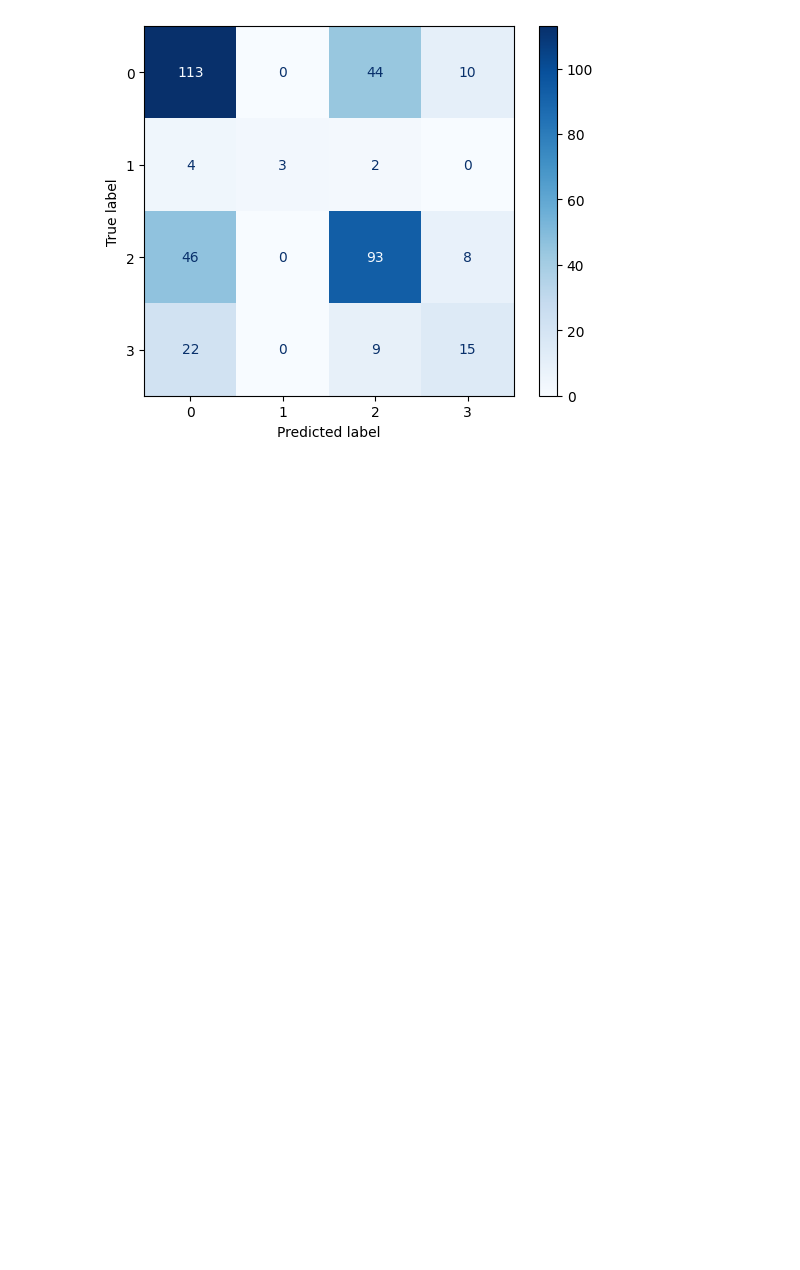
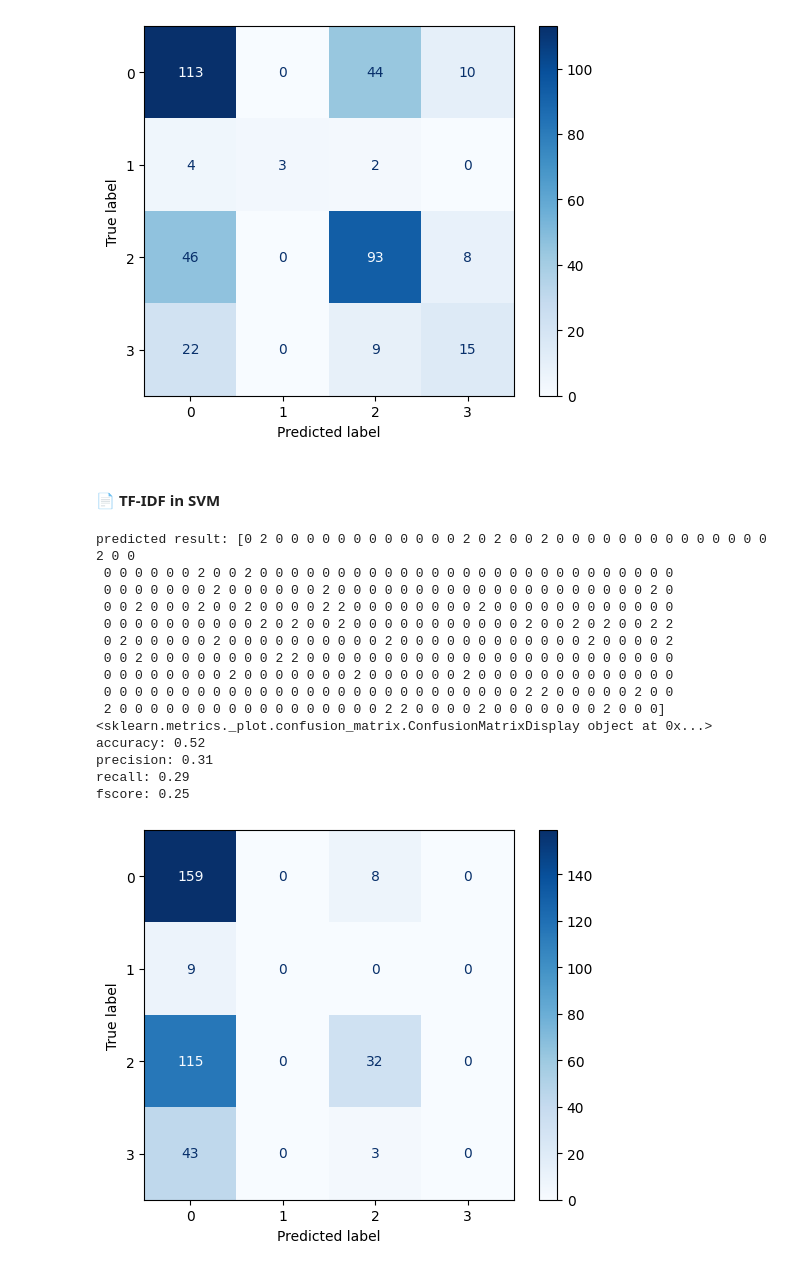
Before and after one commit to caijinghong1468/PTT-PolTrack, a Jupyter notebook: model.ipynb, the cells around one changed output. Saved outputs shown, nothing was run; the diff lists cells and outputs as text; code cells hidden in the pictures; blank space fills up the shorter version.

```diff
--- a/model.ipynb
+++ b/model.ipynb
@@ -167,3 +237,28 @@ precision: 0.67
 recall: 0.49
 fscore: 0.54
 [figure]
+# %% [markdown]
+#### 📄 TF-IDF in SVM
+# %%
+SVM_model_TF = Model(tfidf_feature,df['label'], SVM)
+SVM_model_TF.split_data()
+SVM_model_TF.model_train()
+SVM_model_TF.model_predict()
+SVM_model_TF.model_evaluate()
+# %% [output]
+predicted result: [0 2 0 0 0 0 0 0 0 0 0 0 0 0 2 0 2 0 0 2 0 0 0 0 0 0 0 0 0 0 0 0 0 0 2 0 0
+ 0 0 0 0 0 0 2 0 0 2 0 0 0 0 0 0 0 0 0 0 0 0 0 0 0 0 0 0 0 0 0 0 0 0 0 0 0
+ 0 0 0 0 0 0 0 2 0 0 0 0 0 0 2 0 0 0 0 0 0 0 0 0 0 0 0 0 0 0 0 0 0 0 0 2 0
+ 0 0 2 0 0 0 2 0 0 2 0 0 0 0 2 2 0 0 0 0 0 0 0 0 2 0 0 0 0 0 0 0 0 0 0 0 0
+ 0 0 0 0 0 0 0 0 0 0 2 0 2 0 0 2 0 0 0 0 0 0 0 0 0 0 0 2 0 0 2 0 2 0 0 2 2
+ 0 2 0 0 0 0 0 2 0 0 0 0 0 0 0 0 0 0 2 0 0 0 0 0 0 0 0 0 0 0 0 2 0 0 0 0 2
+ 0 0 2 0 0 0 0 0 0 0 0 2 2 0 0 0 0 0 0 0 0 0 0 0 0 0 0 0 0 0 0 0 0 0 0 0 0
+ 0 0 0 0 0 0 0 0 2 0 0 0 0 0 0 0 2 0 0 0 0 0 0 2 0 0 0 0 0 0 0 0 0 0 0 0 0
+ 0 0 0 0 0 0 0 0 0 0 0 0 0 0 0 0 0 0 0 0 0 0 0 0 0 0 0 2 2 0 0 0 0 0 2 0 0
+ 2 0 0 0 0 0 0 0 0 0 0 0 0 0 0 0 0 0 2 2 0 0 0 0 2 0 0 0 0 0 0 0 2 0 0 0]
+<sklearn.metrics._plot.confusion_matrix.ConfusionMatrixDisplay object at 0x...>
+accuracy: 0.52
+precision: 0.31
+recall: 0.29
+fscore: 0.25
+[figure, added]
```
Also changed, not shown: parts of 9 cells of this notebook, 1 other file.
